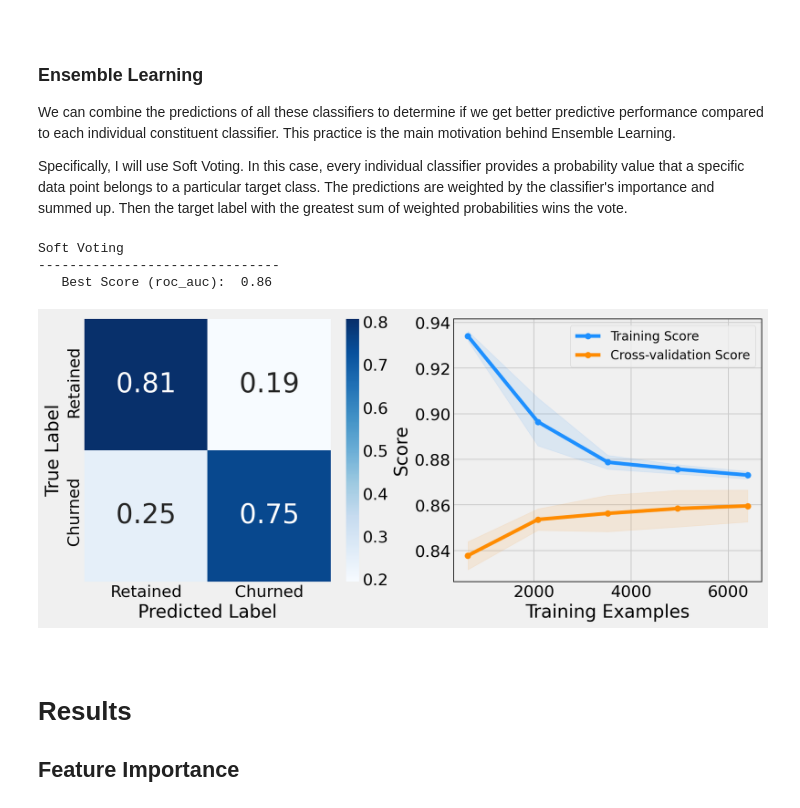
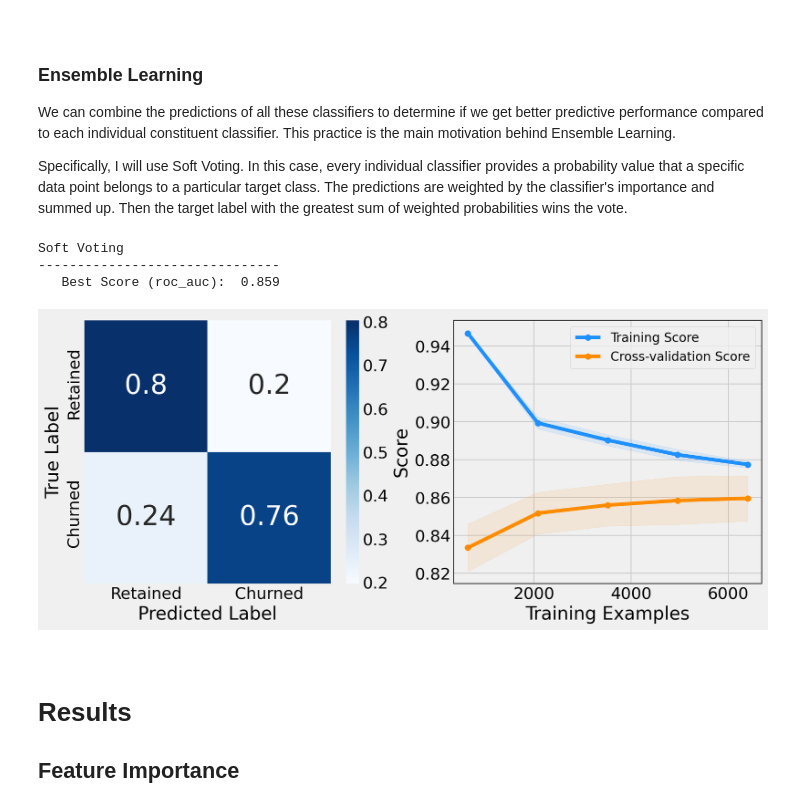
Before and after one commit to KOrfanakis/Predicting_Customer_Churn_Classification, a Jupyter notebook: Analysis_Notebook.ipynb, the cells around one changed output. Drawn from its saved outputs; the diff is of its cells as text; code cells hidden in the pictures.

```diff
--- a/Analysis_Notebook.ipynb
+++ b/Analysis_Notebook.ipynb
@@ -919,7 +935,7 @@ param_grid = {
     'n_estimators': [100],  # default=100
     'criterion': ['entropy', 'gini'],
     'max_depth': [5],  # default=None
-    'min_samples_split': [3, 5],
+    'min_samples_split': [5, 10],
     'min_samples_leaf': [5, 10],
     'max_features': ['auto', 'sqrt'],
     'bootstrap': [True, False],
@@ -960,7 +978,7 @@ param_grid = {
     'n_estimators': [100],
     'criterion': ['entropy', 'gini'],
     'max_depth': [5],
-    'min_samples_split': [3, 5],
+    'min_samples_split': [5, 10],
     'min_samples_leaf': [5, 10],
     'max_features': ['auto', 'sqrt'],
     'bootstrap': [True, False],
@@ -1048,18 +1066,19 @@ best_gbc_clf.best_estimator_.n_estimators_
 ### XGBoost Classifier
 # %%
 ratio = y_train.value_counts()[0]/y_train.value_counts()[1] # Ratio of number of negative class to the positive class - Needed for XGB classifier
-xgb = XGBClassifier(random_state=random_state, scale_pos_weight=ratio)
+xgb = XGBClassifier(random_state=random_state)
 
 param_grid = {
     'n_estimators': [50],
     'learning_rate': [0.001, 0.01],
-    'max_depth': [4],  # default=6
-    'reg_alpha': [1, 2],
-    'reg_lambda': [1, 2],
+    'max_depth': [6],  # default=6
+    'reg_alpha': [10],
+    'reg_lambda': [10],
     'subsample': [0.5, 0.75],
     'colsample_bytree': [0.50, 0.75],
-    'gamma': [0.1, 0.5, 1],
-    'min_child_weight': [1, 2]
+    'gamma': [0.1, 1, 10],
+    'min_child_weight': [1, 2],
+    'scale_pos_weight': [ratio, 5]
 }
 
 xgb_clf = GridSearchCV(estimator=xgb,
@@ -1091,14 +1111,14 @@ clf_performance(best_xgb_clf, 'XGBoost Classifier', 'XGB', cv)
 
 ### LGBMClassifier
 # %%
-lgbmc = LGBMClassifier(random_state=random_state)
+lgbm = LGBMClassifier(random_state=random_state)
 
 param_grid = {
-    'max_depth': [20],
-    'num_leaves': [10],
+    'max_depth': [10],
+    'num_leaves': [20],
     'learning_rate': [0.01],
     'n_estimators': [100],
-    'feature_fraction': [0.5],
+    'feature_fraction': [0.75],
     'subsample': [0.75],
     'min_child_samples': [5, 10],
     'reg_alpha': [0.1, 0.5],
@@ -1107,13 +1127,13 @@ param_grid = {
     'class_weight': ['balanced', {0:0.35, 1:0.65}]
 }
 
-lgbmc_clf = GridSearchCV(estimator=lgbmc,
+lgbm_clf = GridSearchCV(estimator=lgbm,
                          param_grid=param_grid,
                          scoring=scoring_metric,
                          cv=cv,
                          verbose=False,
                          n_jobs=-1)
 
-best_lgbmc_clf = lgbmc_clf.fit(X_train, y_train)
-clf_performance(best_lgbmc_clf, 'LGBMClassifier', 'LGBMC', cv)
+best_lgbm_clf = lgbm_clf.fit(X_train, y_train)
+clf_performance(best_lgbm_clf, 'LGBMClassifier', 'LGBM', cv)
 # %% [output]
@@ -1150,41 +1170,41 @@ estimators = [('LR', best_lr_clf.best_estimator_),
               ('BRF', best_brf_clf.best_estimator_),
 #               ('GBC', best_gbc_clf.best_estimator_),
               ('XGB', best_xgb_clf.best_estimator_),
-              ('LGBMC', best_lgbmc_clf.best_estimator_)]
+              ('LGBM', best_lgbm_clf.best_estimator_)]
 
 tuned_voting_soft = VotingClassifier(estimators=estimators[1:],
                                      voting='soft',
                                      n_jobs=-1)
 estimators.append(('SoftV', tuned_voting_soft))
 
 y_pred_pp = cross_val_predict(tuned_voting_soft,
                               X_train,
                               y_train,
                               cv=cv,
                               method='predict_proba')[:, 1]
 y_pred = y_pred_pp.round()
 
 cm = confusion_matrix(y_train, y_pred, normalize='true')
 fpr, tpr, _ = roc_curve(y_train, y_pred_pp)
 comparison_dict['SVot'] = [
     accuracy_score(y_train, y_pred),
     precision_score(y_train, y_pred),
     recall_score(y_train, y_pred),
     roc_auc_score(y_train, y_pred_pp), fpr, tpr
 ]
 
 print('Soft Voting\n-------------------------------')
 print('   Best Score ({}): '.format(scoring_metric), np.round(roc_auc_score(y_train, y_pred_pp), 3))
 
 fig, (ax1, ax2) = plt.subplots(1, 2, figsize=(12, 5))
 
 plot_conf_mx(cm, ax1)
 plot_learning_curve(tuned_voting_soft, X_train, y_train, ax2)
 # %% [output]
 Soft Voting
 -------------------------------
-   Best Score (roc_auc):  0.86
+   Best Score (roc_auc):  0.859
-[figure, old version]
+[figure, new version]
 # %% [markdown]
 <br>
 
```
Also changed, not shown: parts of 32 cells of this notebook.
